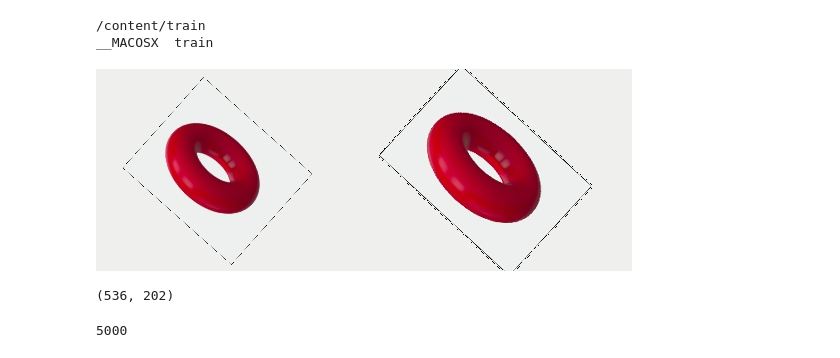
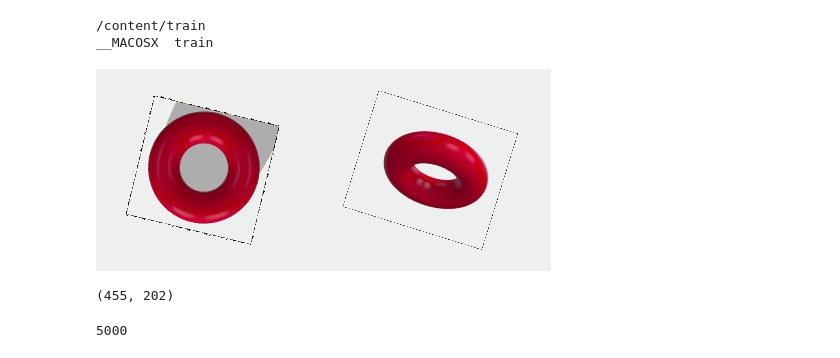
Before and after one commit to RahulS247/Shapes_Classification, a Jupyter notebook: Binary_classification.ipynb, the cells around one changed output. Drawn from its saved outputs; the diff is of its cells as text; code cells hidden in the pictures.

```diff
--- a/Binary_classification.ipynb
+++ b/Binary_classification.ipynb
@@ -66,12 +67,12 @@ os.chdir('/content/train')
 /content/train
 __MACOSX  train
 # %%
-image = Image.open('/content/train/train/0x3ed.jpg')
+image = Image.open('/content/train/0x3ef.jpg')
 image
 # %% [output]
-[figure, old version]
+[figure, new version]
 # %%
 image.size
 # %% [output]
-(536, 202)
+(455, 202)
 # %%
```
Also changed, not shown: parts of 15 cells of this notebook.
